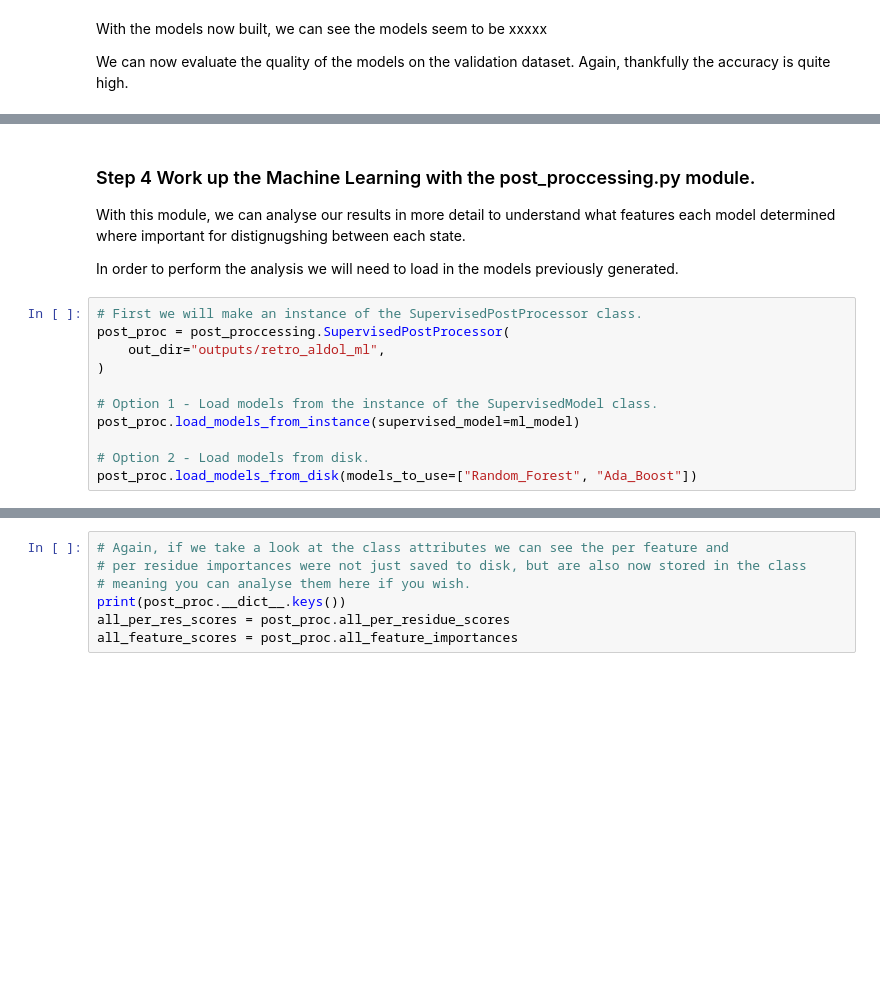
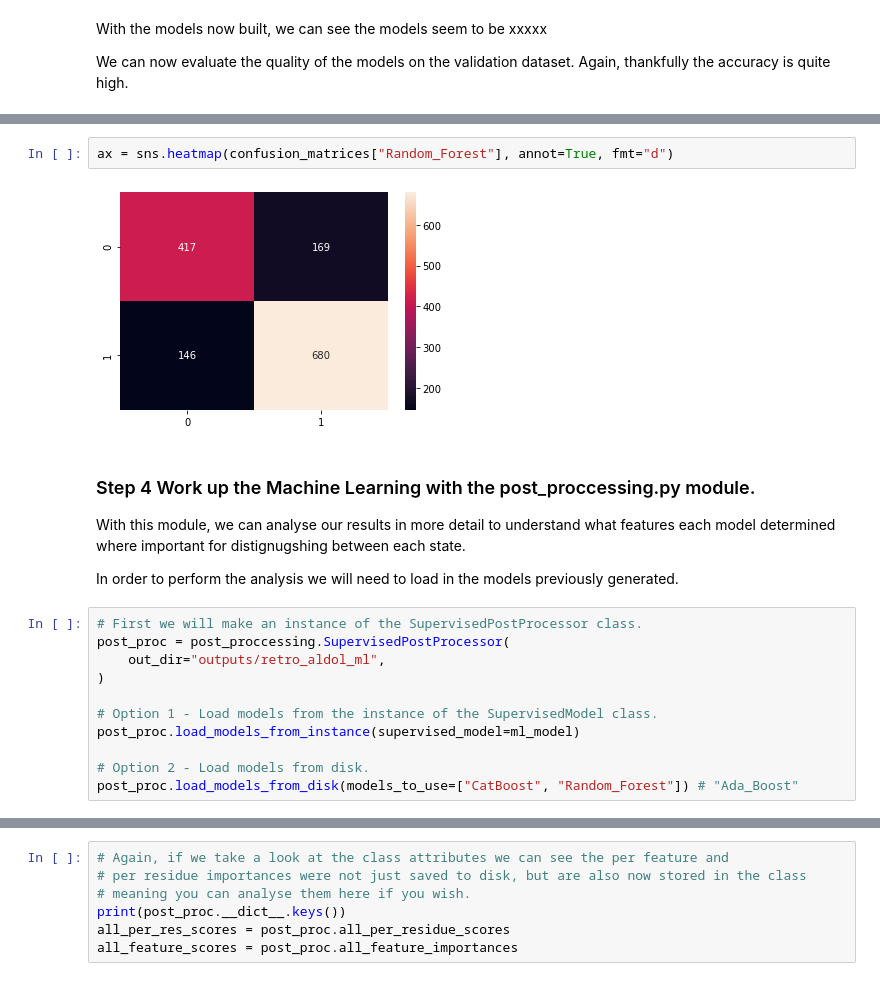
Before and after one commit to kamerlinlab/KIF, a Jupyter notebook: tutorials/Tutorial_Retrol_Aldol_Supervised_Machine_Learning.ipynb, the cells around one changed output, grey strips where cells are left out. Cells and saved outputs as stored; diff of their text form; blank space fills up the shorter version.

```diff
--- a/tutorials/Tutorial_Retrol_Aldol_Supervised_Machine_Learning.ipynb
+++ b/tutorials/Tutorial_Retrol_Aldol_Supervised_Machine_Learning.ipynb
@@ -249,3 +263,7 @@ None
+# %%
+ax = sns.heatmap(confusion_matrices["Random_Forest"], annot=True, fmt="d")
+# %% [output]
+[figure, added]
 # %% [markdown]
 ### Step 4 Work up the Machine Learning with the post_proccessing.py module.
 
@@ -262,7 +280,7 @@ post_proc = post_proccessing.SupervisedPostProcessor(
 post_proc.load_models_from_instance(supervised_model=ml_model)
 
 # Option 2 - Load models from disk.
-post_proc.load_models_from_disk(models_to_use=["Random_Forest", "Ada_Boost"])
+post_proc.load_models_from_disk(models_to_use=["CatBoost", "Random_Forest"]) # "Ada_Boost"
 # %%
 # After preparing the class we can now determine the feature importances for each model.
 post_proc.get_feature_importance()
```
Also changed, not shown: parts of 13 cells of this notebook.
